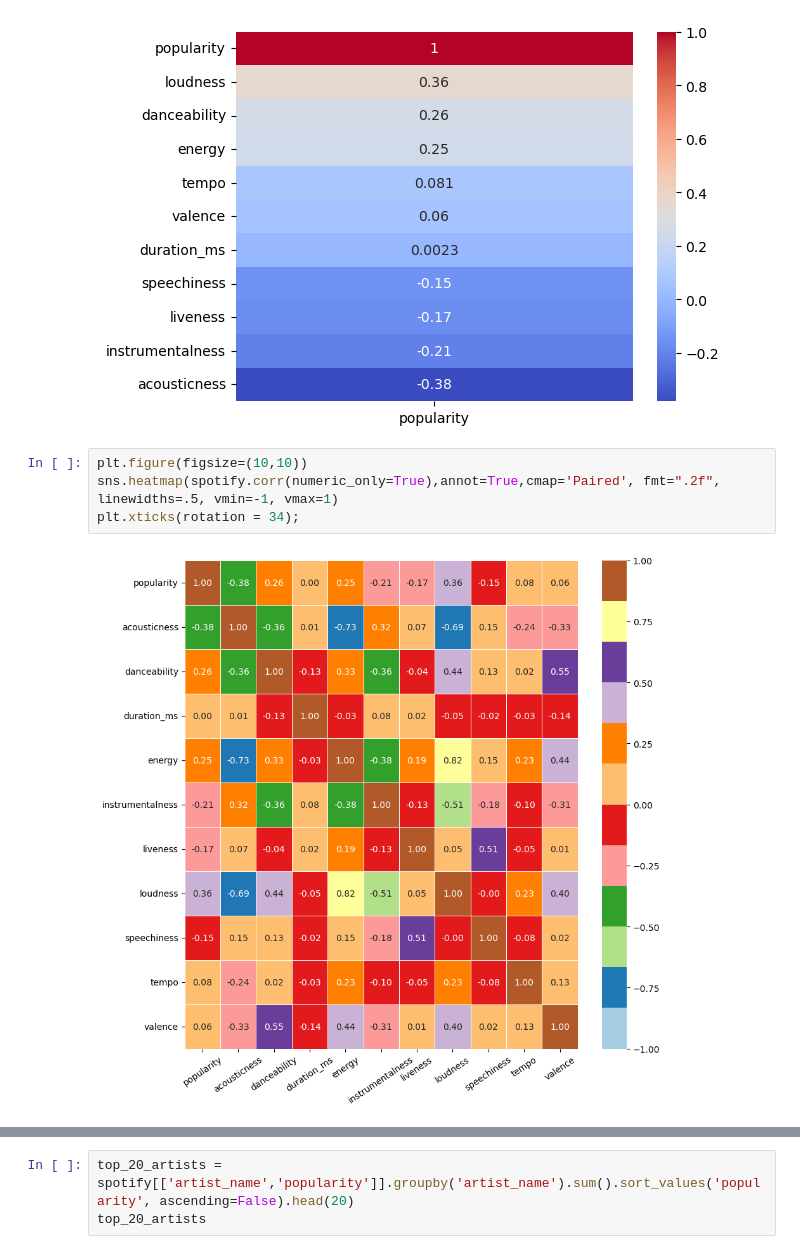
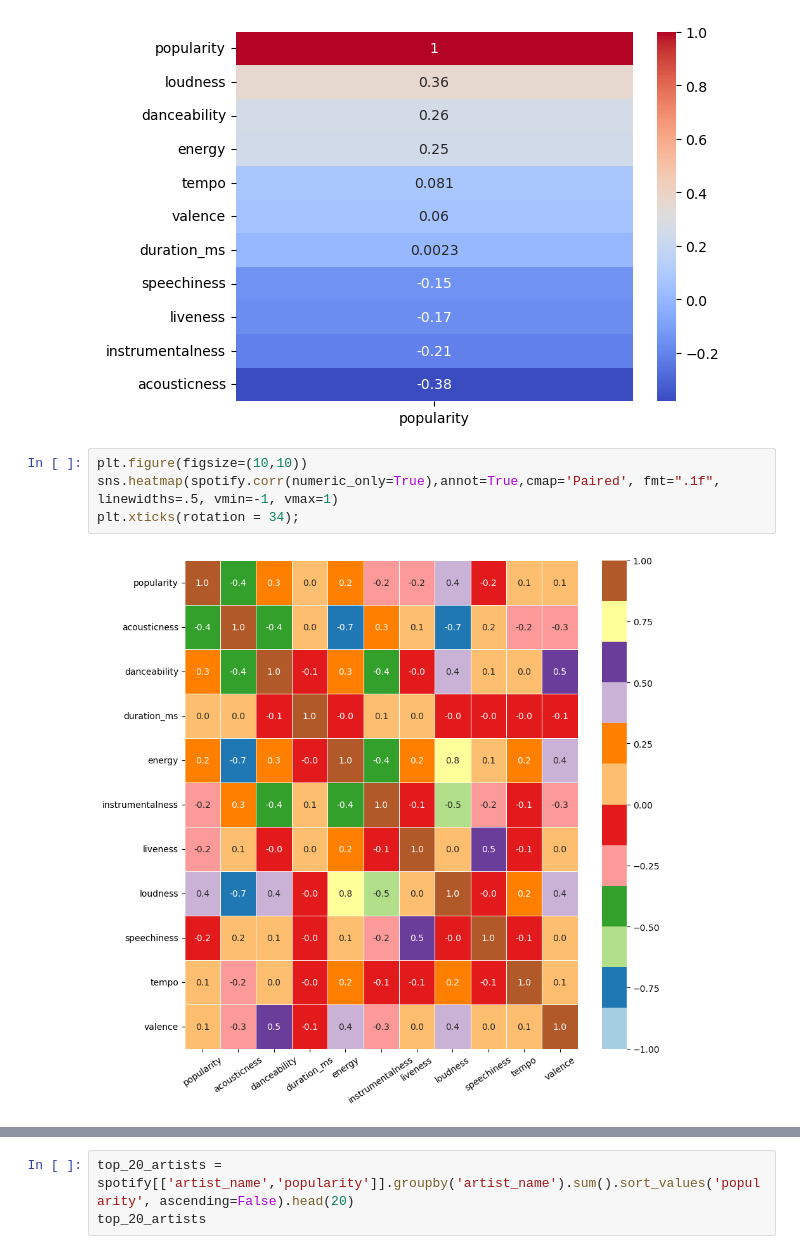
Before and after one commit to dillondiatlo/Team2, a Jupyter notebook: YC/YC_Data_Cleaning_and_EDA.ipynb, the cells around one changed output, grey strips where cells are left out. Cells and saved outputs as stored; diff of their text form.

```diff
--- a/YC/YC_Data_Cleaning_and_EDA.ipynb
+++ b/YC/YC_Data_Cleaning_and_EDA.ipynb
@@ -131,7 +160,7 @@ sns.heatmap(spotify.corr(numeric_only=True)[['popularity']].sort_values(by='popu
 [figure]
 # %%
 plt.figure(figsize=(10,10))
-sns.heatmap(spotify.corr(numeric_only=True),annot=True,cmap='Paired', fmt=".2f", linewidths=.5, vmin=-1, vmax=1)
+sns.heatmap(spotify.corr(numeric_only=True),annot=True,cmap='Paired', fmt=".1f", linewidths=.5, vmin=-1, vmax=1)
 plt.xticks(rotation = 34);
 # %% [output]
-[figure, old version]
+[figure, new version]
```
Also changed, not shown: parts of 23 cells of this notebook.
